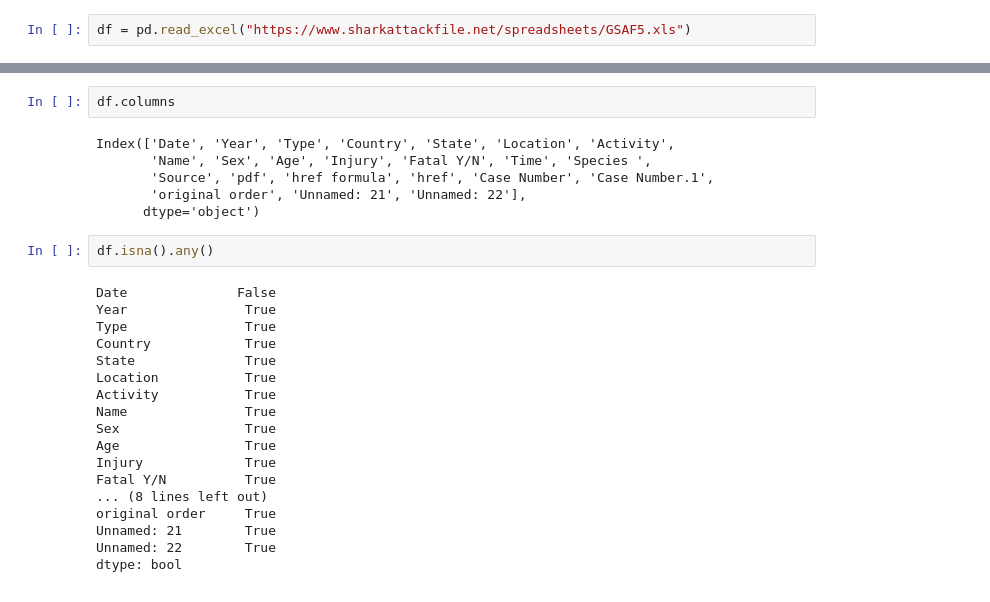
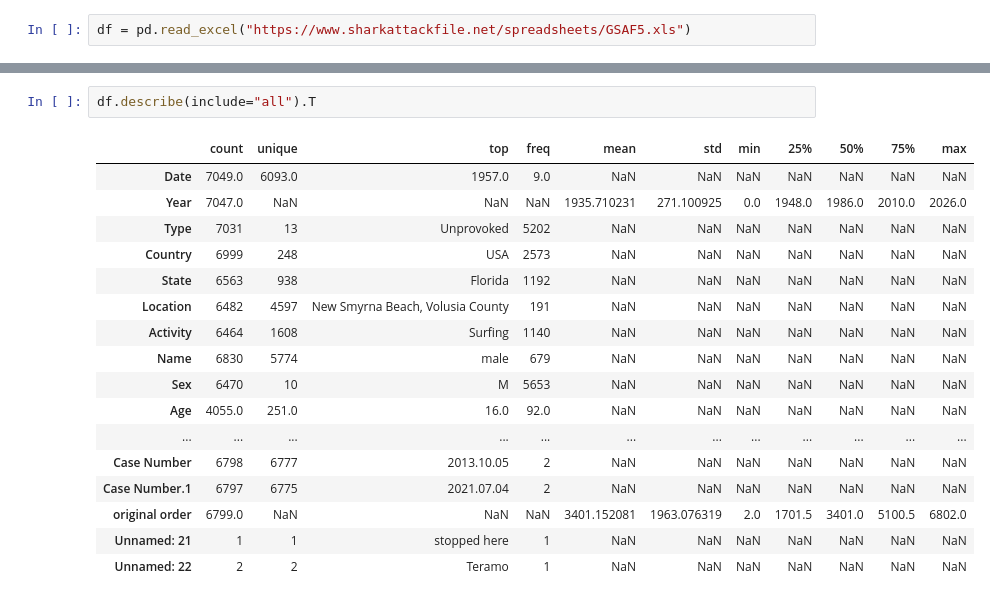
Before and after one commit to adrianrubio-data/shark-attacks, a Jupyter notebook: proyecto.ipynb, the cells around one changed output, grey strips where cells are left out. Cells and saved outputs as stored; diff of their text form.

```diff
--- a/proyecto.ipynb
+++ b/proyecto.ipynb
@@ -10,28 +25,20 @@ df.shape
 # %%
-df.columns
+df.describe(include="all").T
 # %% [output]
-Index(['Date', 'Year', 'Type', 'Country', 'State', 'Location', 'Activity',
-       'Name', 'Sex', 'Age', 'Injury', 'Fatal Y/N', 'Time', 'Species ',
-       'Source', 'pdf', 'href formula', 'href', 'Case Number', 'Case Number.1',
-       'original order', 'Unnamed: 21', 'Unnamed: 22'],
-      dtype='object')
+|  | count | unique | top | freq | mean | std | min | 25% | 50% | 75% | max |
+| Date | 7049.0 | 6093.0 | 1957.0 | 9.0 | NaN | NaN | NaN | NaN | NaN | NaN | NaN |
+| Year | 7047.0 | NaN | NaN | NaN | 1935.710231 | 271.100925 | 0.0 | 1948.0 | 1986.0 | 2010.0 | 2026.0 |
+| Type | 7031 | 13 | Unprovoked | 5202 | NaN | NaN | NaN | NaN | NaN | NaN | NaN |
+| Country | 6999 | 248 | USA | 2573 | NaN | NaN | NaN | NaN | NaN | NaN | NaN |
+| State | 6563 | 938 | Florida | 1192 | NaN | NaN | NaN | NaN | NaN | NaN | NaN |
+| Location | 6482 | 4597 | New Smyrna Beach, Volusia County | 191 | NaN | NaN | NaN | NaN | NaN | NaN | NaN |
+| Activity | 6464 | 1608 | Surfing | 1140 | NaN | NaN | NaN | NaN | NaN | NaN | NaN |
+| Name | 6830 | 5774 | male | 679 | NaN | NaN | NaN | NaN | NaN | NaN | NaN |
+| Sex | 6470 | 10 | M | 5653 | NaN | NaN | NaN | NaN | NaN | NaN | NaN |
+| Age | 4055.0 | 251.0 | 16.0 | 92.0 | NaN | NaN | NaN | NaN | NaN | NaN | NaN |
+| ... | ... | ... | ... | ... | ... | ... | ... | ... | ... | ... | ... |
+| Case Number | 6798 | 6777 | 2013.10.05 | 2 | NaN | NaN | NaN | NaN | NaN | NaN | NaN |
+| Case Number.1 | 6797 | 6775 | 2021.07.04 | 2 | NaN | NaN | NaN | NaN | NaN | NaN | NaN |
+| original order | 6799.0 | NaN | NaN | NaN | 3401.152081 | 1963.076319 | 2.0 | 1701.5 | 3401.0 | 5100.5 | 6802.0 |
+| Unnamed: 21 | 1 | 1 | stopped here | 1 | NaN | NaN | NaN | NaN | NaN | NaN | NaN |
+| Unnamed: 22 | 2 | 2 | Teramo | 1 | NaN | NaN | NaN | NaN | NaN | NaN | NaN |
-# %%
-df.isna().any()
-# %% [output]
-Date              False
-Year               True
-Type               True
-Country            True
-State              True
-Location           True
-Activity           True
-Name               True
-Sex                True
-Age                True
-Injury             True
-Fatal Y/N          True
-... (8 lines left out)
-original order     True
-Unnamed: 21        True
-Unnamed: 22        True
-dtype: bool
```
Also changed, not shown: parts of 35 cells of this notebook, 2 other files.
